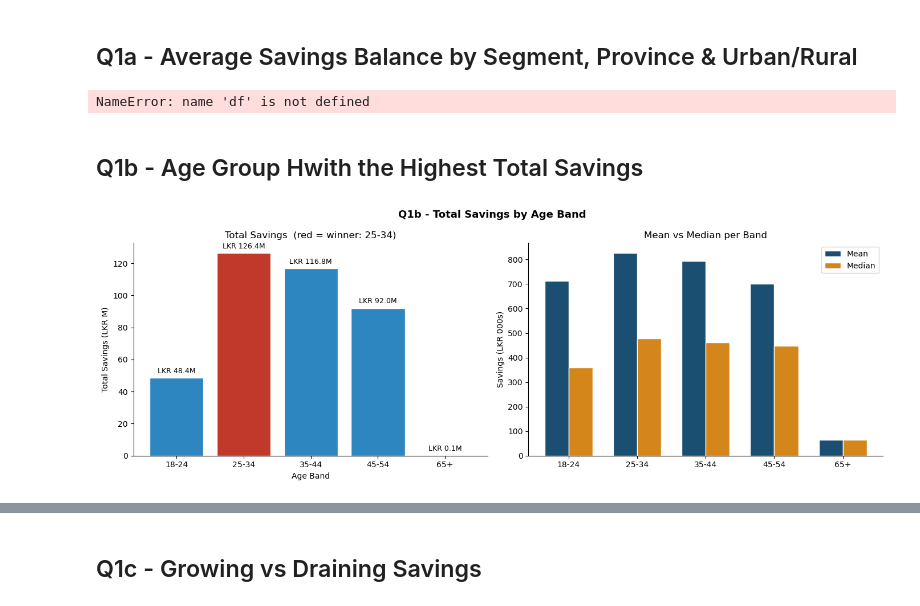
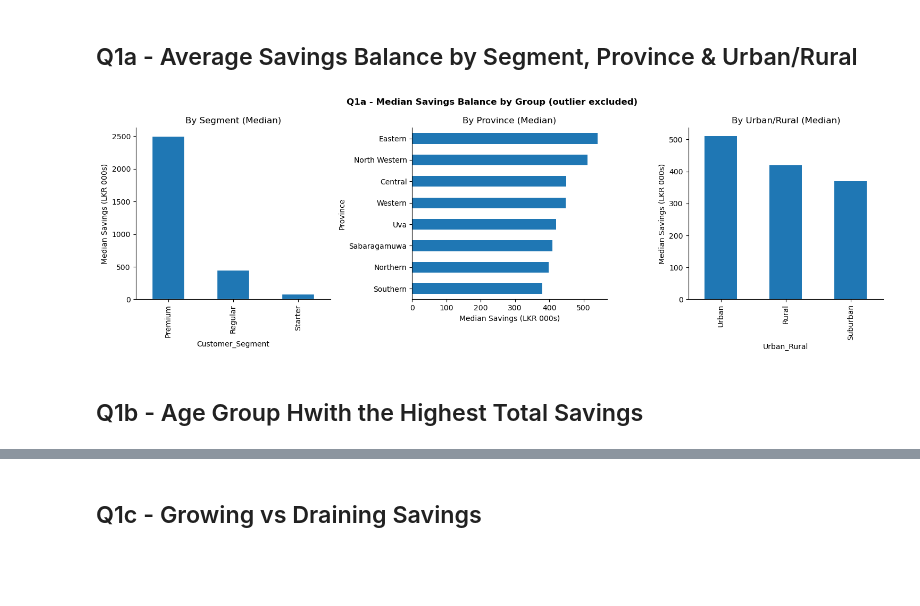
Before and after one commit to senara20240943-droid/Dialog-Fintec, a Jupyter notebook: Assessment questions.ipynb, the cells around one changed output, grey strips where cells are left out. Cells and saved outputs as stored; diff of their text form; code cells hidden in the pictures; blank space fills up the shorter version.

Commit message:
changes is charts for question one

```diff
--- a/Assessment questions.ipynb
+++ b/Assessment questions.ipynb
@@ -30,49 +30,24 @@ Rural        730859.0  418672.0    125
 Suburban     665666.0  368721.0    189
 # %% [markdown]
 ## Q1a - Average Savings Balance by Segment, Province & Urban/Rural
-# %%
-df_clean = df[df["Savings_Balance"] < 999_000_000]
-
-fig, axes = plt.subplots(1, 3, figsize=(15, 5))
-fig.suptitle('Q1a - Median Savings Balance by Group (outlier excluded)', fontweight='bold')
-
-df_clean.groupby('Customer_Segment')['Savings_Balance'].median().sort_values(ascending=False).div(1000).plot.bar(ax=axes[0], edgecolor='white')
-axes[0].set(title='By Segment', ylabel='Median Savings (LKR 000s)')
-
-df_clean.groupby('Province')['Savings_Balance'].median().sort_values().div(1000).plot.barh(ax=axes[1])
-axes[1].set(title='By Province', xlabel='Median Savings (LKR 000s)')
-
-df_clean.groupby('Urban_Rural')['Savings_Balance'].median().div(1000).plot.bar(ax=axes[2], edgecolor='white')
-axes[2].set(title='By Urban/Rural', ylabel='Median Savings (LKR 000s)')
-
-for ax in axes: ax.spines[['top','right']].set_visible(False)
-plt.tight_layout(); plt.show()
-# %% [output]
-NameError: name 'df' is not defined
+# %%
+df_clean = df[df["Savings_Balance"] < 999_000_000]
+
+fig, axes = plt.subplots(1, 3, figsize=(15, 5))
+fig.suptitle('Q1a - Median Savings Balance by Group (outlier excluded)', fontweight='bold')
+
+df_clean.groupby('Customer_Segment')['Savings_Balance'].median().sort_values(ascending=False).div(1000).plot.bar(ax=axes[0], edgecolor='white')
+axes[0].set(title='By Segment (Median)', ylabel='Median Savings (LKR 000s)')
+
+df_clean.groupby('Province')['Savings_Balance'].median().sort_values().div(1000).plot.barh(ax=axes[1])
+axes[1].set(title='By Province (Median)', xlabel='Median Savings (LKR 000s)')
+
+df_clean.groupby('Urban_Rural')['Savings_Balance'].median().sort_values(ascending=False).div(1000).plot.bar(ax=axes[2])
+axes[2].set(title='By Urban/Rural (Median)', ylabel='Median Savings (LKR 000s)')
+
+for ax in axes: ax.spines[['top','right']].set_visible(False)
+plt.tight_layout(); plt.show()
+# %% [output]
+[figure, added]
 # %% [markdown]
 ## Q1b - Age Group Hwith the Highest Total Savings
-# %%
-import numpy as np
-
-fig, axes = plt.subplots(1, 2, figsize=(14, 5))
-fig.suptitle('Q1b - Total Savings by Age Band', fontsize=13, fontweight='bold')
-bands = age['Age_Band'].tolist()
-
-bars = axes[0].bar(bands, age['Total'] / 1e6,
-                   color=['#C0392B' if b == winner else '#2E86C1' for b in bands],
-                   edgecolor='white')
-axes[0].bar_label(bars, labels=[f"LKR {v:.1f}M" for v in age['Total'] / 1e6], padding=4, fontsize=9)
-axes[0].set(title=f"Total Savings  (red = winner: {winner})", xlabel='Age Band', ylabel='Total Savings (LKR M)')
-axes[0].spines[['top', 'right']].set_visible(False)
-
-x, w = np.arange(len(bands)), 0.35
-for offset, col, label in [(-w/2, '#1B4F72', 'Mean'), (w/2, '#D4861A', 'Median')]:
-    axes[1].bar(x + offset, age[label] / 1000, w, color=col, edgecolor='white', label=label)
-axes[1].set(xticks=x, xticklabels=bands, title='Mean vs Median per Band', ylabel='Savings (LKR 000s)')
-axes[1].legend()
-axes[1].spines[['top', 'right']].set_visible(False)
-
-plt.tight_layout()
-plt.show()
-# %% [output]
-[figure, removed]
```
Also changed, not shown: parts of 1 cell of this notebook.
